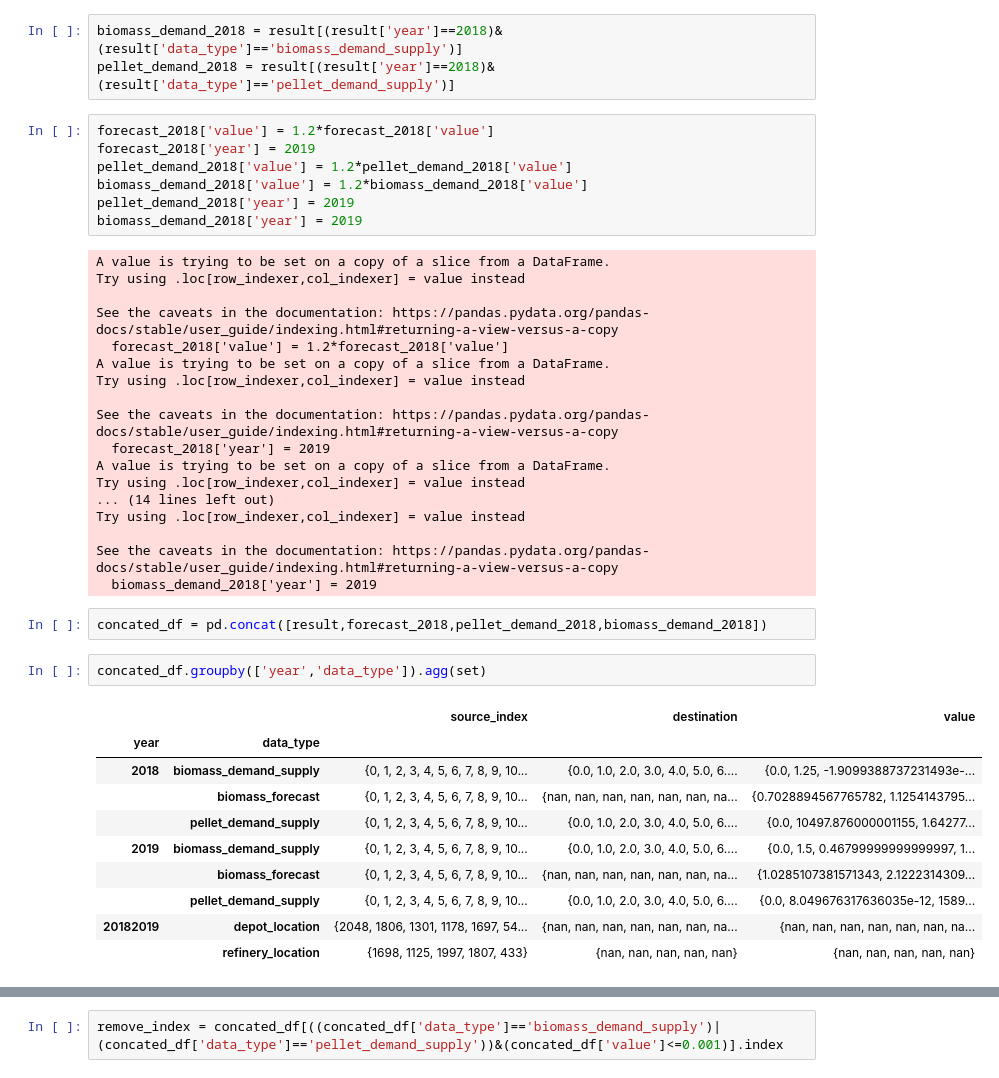
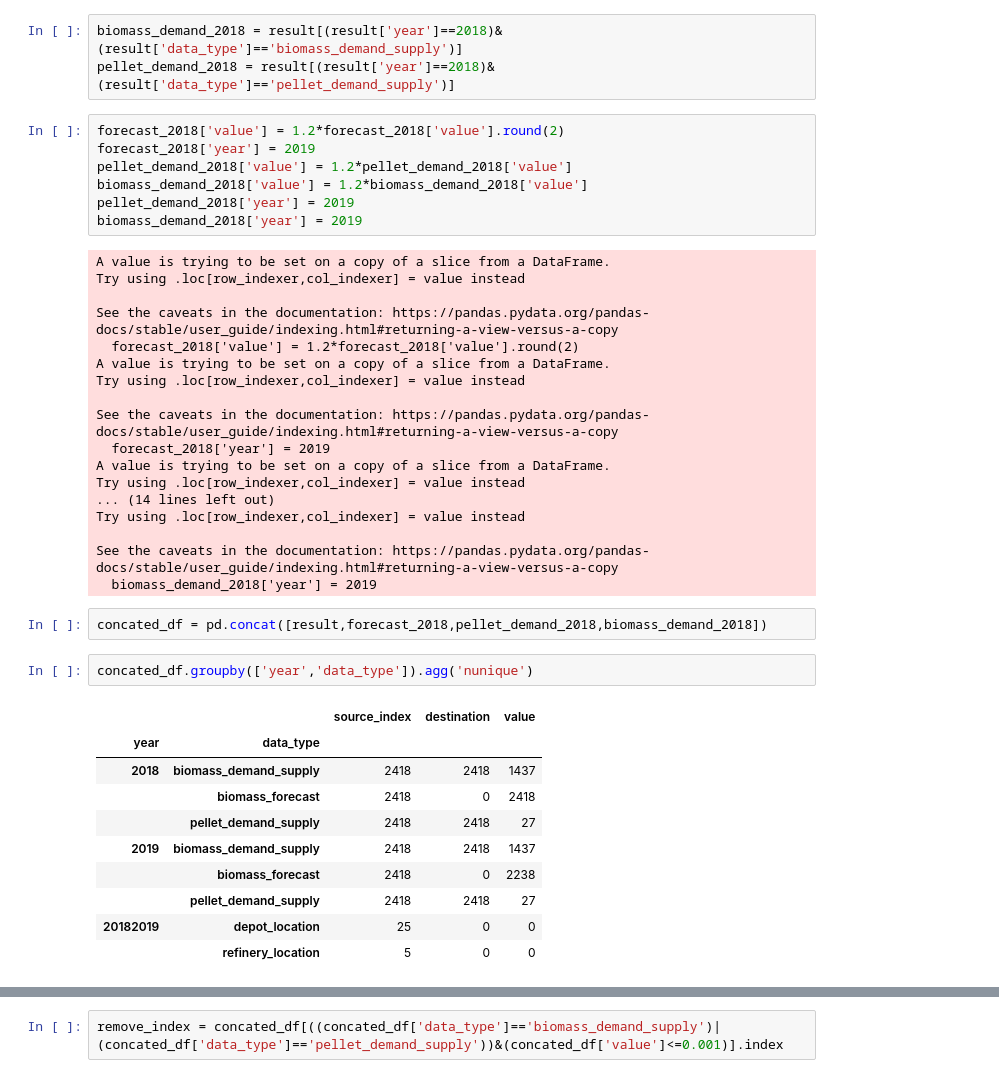
Before and after one commit to rishikeshkushwaha/shell_comp, a Jupyter notebook: result_correction.ipynb, the cells around one changed output, grey strips where cells are left out. Saved outputs shown, nothing was run; the diff lists cells and outputs as text.

```diff
--- a/result_correction.ipynb
+++ b/result_correction.ipynb
@@ -10,7 +8,7 @@ forecast_2018 = result[(result['year']==2018)&(result['data_type']=='biomass_for
 biomass_demand_2018 = result[(result['year']==2018)&(result['data_type']=='biomass_demand_supply')]
 pellet_demand_2018 = result[(result['year']==2018)&(result['data_type']=='pellet_demand_supply')]
 # %%
-forecast_2018['value'] = 1.2*forecast_2018['value']
+forecast_2018['value'] = 1.2*forecast_2018['value'].round(2)
 forecast_2018['year'] = 2019
 pellet_demand_2018['value'] = 1.2*pellet_demand_2018['value']
 biomass_demand_2018['value'] = 1.2*biomass_demand_2018['value']
@@ -21,7 +19,7 @@ A value is trying to be set on a copy of a slice from a DataFrame.
 Try using .loc[row_indexer,col_indexer] = value instead
 
 See the caveats in the documentation: https://pandas.pydata.org/pandas-docs/stable/user_guide/indexing.html#returning-a-view-versus-a-copy
-  forecast_2018['value'] = 1.2*forecast_2018['value']
+  forecast_2018['value'] = 1.2*forecast_2018['value'].round(2)
 A value is trying to be set on a copy of a slice from a DataFrame.
 Try using .loc[row_indexer,col_indexer] = value instead
 
@@ -37,16 +35,16 @@ See the caveats in the documentation: https://pandas.pydata.org/pandas-docs/stab
 # %%
 concated_df = pd.concat([result,forecast_2018,pellet_demand_2018,biomass_demand_2018])
 # %%
-concated_df.groupby(['year','data_type']).agg(set)
+concated_df.groupby(['year','data_type']).agg('nunique')
 # %% [output]
 |  |  | source_index | destination | value |
 | year | data_type |  |  |  |
-| 2018 | biomass_demand_supply | {0, 1, 2, 3, 4, 5, 6, 7, 8, 9, 10... | {0.0, 1.0, 2.0, 3.0, 4.0, 5.0, 6.... | {0.0, 1.25, -1.9099388737231493e-... |
-|  | biomass_forecast | {0, 1, 2, 3, 4, 5, 6, 7, 8, 9, 10... | {nan, nan, nan, nan, nan, nan, na... | {0.7028894567765782, 1.1254143795... |
-|  | pellet_demand_supply | {0, 1, 2, 3, 4, 5, 6, 7, 8, 9, 10... | {0.0, 1.0, 2.0, 3.0, 4.0, 5.0, 6.... | {0.0, 10497.876000001155, 1.64277... |
-| 2019 | biomass_demand_supply | {0, 1, 2, 3, 4, 5, 6, 7, 8, 9, 10... | {0.0, 1.0, 2.0, 3.0, 4.0, 5.0, 6.... | {0.0, 1.5, 0.46799999999999997, 1... |
-|  | biomass_forecast | {0, 1, 2, 3, 4, 5, 6, 7, 8, 9, 10... | {nan, nan, nan, nan, nan, nan, na... | {1.0285107381571343, 2.1222314309... |
-|  | pellet_demand_supply | {0, 1, 2, 3, 4, 5, 6, 7, 8, 9, 10... | {0.0, 1.0, 2.0, 3.0, 4.0, 5.0, 6.... | {0.0, 8.049676317636035e-12, 1589... |
-| 20182019 | depot_location | {2048, 1806, 1301, 1178, 1697, 54... | {nan, nan, nan, nan, nan, nan, na... | {nan, nan, nan, nan, nan, nan, na... |
-|  | refinery_location | {1698, 1125, 1997, 1807, 433} | {nan, nan, nan, nan, nan} | {nan, nan, nan, nan, nan} |
+| 2018 | biomass_demand_supply | 2418 | 2418 | 1437 |
+|  | biomass_forecast | 2418 | 0 | 2418 |
+|  | pellet_demand_supply | 2418 | 2418 | 27 |
+| 2019 | biomass_demand_supply | 2418 | 2418 | 1437 |
+|  | biomass_forecast | 2418 | 0 | 2238 |
+|  | pellet_demand_supply | 2418 | 2418 | 27 |
+| 20182019 | depot_location | 25 | 0 | 0 |
+|  | refinery_location | 5 | 0 | 0 |
 # %%
```
Also changed, not shown: parts of 18 cells of this notebook, 6 other files.
